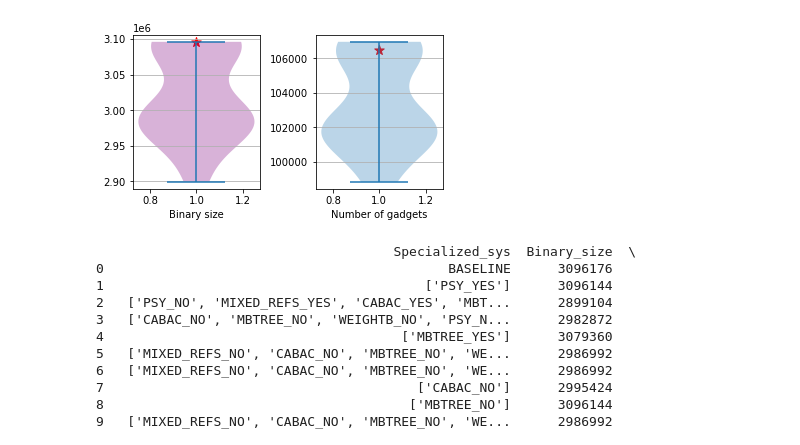
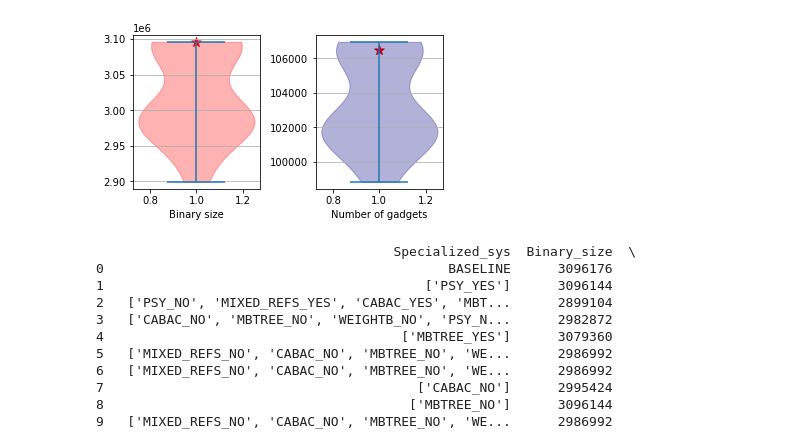
Before and after one commit to ternava/x264, a Jupyter notebook: measures/figures/binary.ipynb, the cells around one changed output. Drawn from its saved outputs; the diff is of its cells as text; code cells hidden in the pictures.

```diff
--- a/measures/figures/binary.ipynb
+++ b/measures/figures/binary.ipynb
@@ -11,6 +11,9 @@ all_data2 = df12['All_gadgets']
 labels2 = 'Number of gadgets'
 
 plt.rc('font', size=10)
+
+rrred = '#ff2222'
+bluuu = '#2222ff'
 
 fig, (ax1, ax2) = plt.subplots(nrows=1, ncols=2, figsize=(5, 3))
 
@@ -27,35 +30,41 @@ vplot1 = ax1.violinplot(all_data1)
 ax1.set_xlabel(labels1)
 
 # notch shape box plot
 #bplot2 = ax2.boxplot(all_data2,
 #                     # notch=True,  # notch shape
 #                     vert=True,  # vertical box alignment
 #                     patch_artist=True,  # fill with color
 #                     labels=labels2, widths=(0.5))  # will be used to label x-ticks
 #ax2.set_title('Number of gadgets')
 #ax2.set_xlabel('Number of gadgets')
 ax2.scatter(1,106495, marker ="*", color="red", s=100)
 vplot2 = ax2.violinplot(all_data2)
 ax2.set_xlabel(labels2)
 
 for pc in vplot1['bodies']:
-    pc.set_facecolor('purple')
+    pc.set_facecolor('red')
+    pc.set_edgecolor('red')
+
+for pc in vplot2['bodies']:
+    pc.set_facecolor('blue')
+    pc.set_edgecolor('blue')
+
 
 # fill with colors
 #colors = ['lightblue', 'lightgreen', 'pink']
 #for bplot in (bplot1, bplot2):
 #    for patch, color in zip(bplot['bodies'], colors):
 #        patch.set_facecolor(color)
 
 
 fig.tight_layout(pad=1.0)
 ax1.grid(which='both', axis='y')
 ax2.grid(which='both', axis='y')
 plt.savefig("binarysizegadgets.pdf", bbox_inches = 'tight', pad_inches = 0)
 
 plt.show()
 # %% [output]
-[figure, old version]
+[figure, new version]
 # %%
 import pandas as pd
 df2 = pd.read_csv('/home/xternava/Documents/GitHub/x264/measures/stats_size_gadgets_10.csv')
```
Also changed, not shown: 11 other files.
